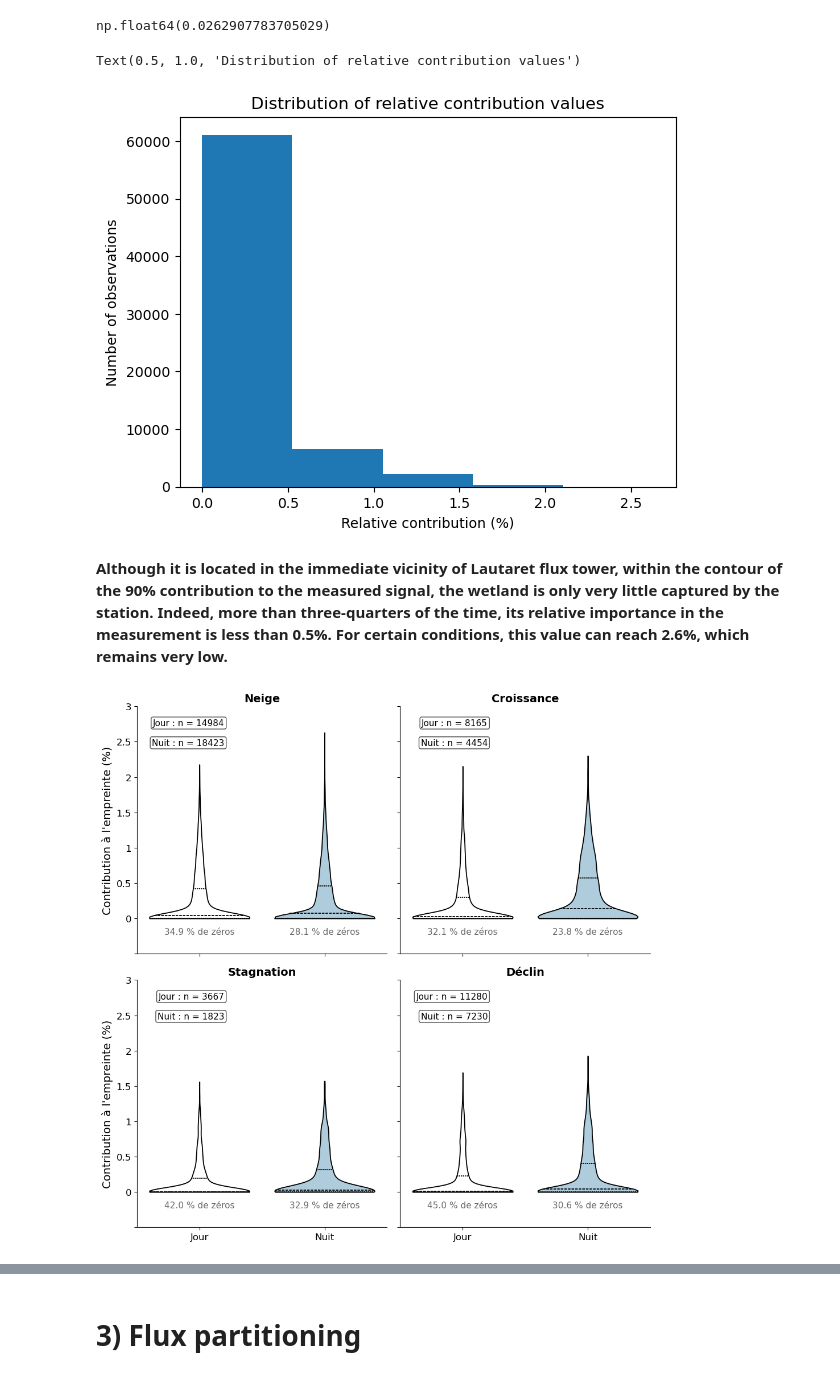
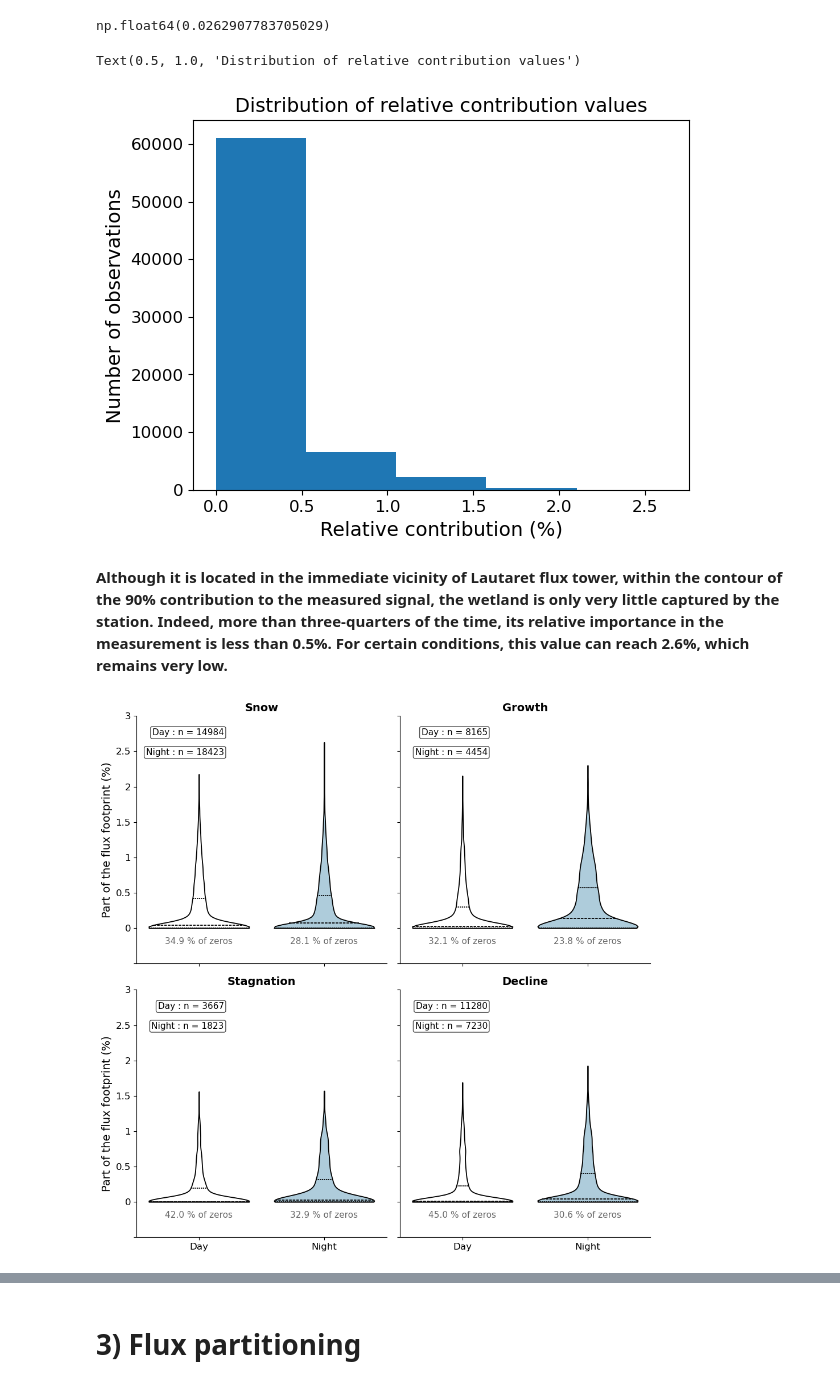
Before and after one commit to IGE-OpenReproLab2025/ICOS-M2-internship-alise, a Jupyter notebook: notebooks/5-Relative_Contribution_wetland.ipynb, the cells around one changed output, grey strips where cells are left out. Saved outputs shown, nothing was run; the diff lists cells and outputs as text; code cells hidden in the pictures.

Commit message:
Updated read me bis

```diff
--- a/notebooks/5-Relative_Contribution_wetland.ipynb
+++ b/notebooks/5-Relative_Contribution_wetland.ipynb
@@ -198,7 +182,7 @@ Within the measurement area, in the immediate vicinity of the flux tower, there
 #contrib_df.to_csv('/home/jovyan/private-storage/relativecontributionZH.csv', index = False)
 # %%
 # Open the csv file. Because a lot of data is missing for 2019, it will not be taken into account
-ZH_contrib_20_24 = pd.read_csv('/home/jovyan/private-storage/relativecontributionZH_20_24.csv')
+ZH_contrib_20_24 = pd.read_csv('/home/jovyan//ICOS-M2-internship-alise/data_plots/relativecontributionZH_20_24.csv')
 # %%
 # Calculate the maximum contribution of the wetland to the carbon flux
 max_contrib = ZH_contrib_20_24['Contribution'].max()
@@ -213,12 +197,12 @@ plt.ylabel('Number of observations')
 plt.title('Distribution of relative contribution values')
 # %% [output]
 Text(0.5, 1.0, 'Distribution of relative contribution values')
-[figure, old version]
+[figure, new version]
 # %% [markdown]
 **Although it is located in the immediate vicinity of Lautaret flux tower, within the contour of the 90% contribution to the measured signal, the wetland is only very little captured by the station. Indeed, more than three-quarters of the time, its relative importance in the measurement is less than 0.5%. For certain conditions, this value can reach 2.6%, which remains very low.**
 # %%
 # Add phase info
-flux_NDVI = pd.read_csv('flux_NDVI.csv')
+flux_NDVI = pd.read_csv('/home/jovyan//ICOS-M2-internship-alise/data_plots/flux_NDVI.csv')
 flux_NDVI["TIMESTAMP_START"] = pd.to_datetime(flux_NDVI["TIMESTAMP_START"])
 ZH_contrib_20_24['TIMESTAMP_START'] = pd.to_datetime(ZH_contrib_20_24['Timestamp'])
 ZH_contrib_plot = pd.merge(ZH_contrib_20_24, flux_NDVI[['phase_label', 'Night','TIMESTAMP_START']], on='TIMESTAMP_START')
@@ -226,26 +210,11 @@ ZH_contrib_plot = pd.merge(ZH_contrib_20_24, flux_NDVI[['phase_label', 'Night','
 # Adapt the dataframe to plot new histograms (change True/False into Night/Day and convert Contribution values into %)
 ZH_contrib_plot['Night'] = ZH_contrib_plot['Night'].map({True: 'Night', False: 'Day'})
 ZH_contrib_plot['Contribution'] *= 100
-# %%
-# Adapt the dataframe to plot new histograms (change True/False into Night/Day and convert Contribution values into %)
-ZH_contrib_plot['Night'] = ZH_contrib_plot['Night'].map({True: 'Nuit', False: 'Jour'})
-ZH_contrib_plot['Contribution'] *= 100
-# %%
-# Traduction anglais → français
-phase_translation = {
-    'Growth': 'Croissance',
-    'Stagnation': 'Stagnation',
-    'Decline': 'Déclin',
-    'Snow': 'Neige'
-}
-
-# Nouvelle colonne avec les noms traduits
-ZH_contrib_plot['phase_label_fr'] = ZH_contrib_plot['phase_label'].map(phase_translation)
 # %%
 # Create FacetGrid
 g = sns.FacetGrid(
     ZH_contrib_plot,
-    col='phase_label_fr',
+    col='phase_label',
     col_wrap=2,
     height=5,
     sharey=True
@@ -261,11 +230,11 @@ def plot_hist_with_zero_text(data, color, **kwargs):
         x='Night',
         y='Contribution',
         hue='Night',
-        order=['Jour', 'Nuit'],
-        hue_order=['Jour', 'Nuit'],
+        order=['Day', 'Night'],
+        hue_order=['Day', 'Night'],
         inner ='quartile',
         cut=0,
-        palette={'Jour': 'white', 'Nuit': '#A6CEE3'},
+        palette={'Day': 'white', 'Night': '#A6CEE3'},
         edgecolor='black',
         linewidth=1.3
     )
@@ -282,34 +251,34 @@ def plot_hist_with_zero_text(data, color, **kwargs):
     for i, night_val in enumerate(sorted(night_values)):
         count_zeros = data[(data['Contribution'] == 0) & (data['Night'] == night_val)].shape[0]
         count_total = data[(data['Contribution'] >= 0) & (data['Night'] == night_val)].shape[0]
 
         ax.text(
                 0.35,
                 0.95 - i * 0.08,
                 f"{night_val} : n = {count_total}",
                 transform=ax.transAxes,
                 fontsize=11,
                 color='black',
                 ha='right',
                 va='top',
                 bbox=dict(boxstyle="round,pad=0.2", facecolor="white", alpha=0.7)
             )
         pct_zeros = round(count_zeros / count_total * 100, 1)
         ax.text(
             i, -0.25,
-            f"{pct_zeros} % de zéros",
+            f"{pct_zeros} % of zeros",
             ha='center', va='bottom',
             fontsize=11, color='dimgray'
         )
 
 # Apply the function to each subplot
 g.map_dataframe(plot_hist_with_zero_text)
 
 # Formatting
-g.set_axis_labels("", "Contribution à l'empreinte (%)")
+g.set_axis_labels("", "Part of the flux footprint (%)")
 g.set_titles("{col_name}", fontweight = 'bold')
 plt.tight_layout()
-plt.savefig('french_figures/violinplots_contrib_zh_FR.png')
+plt.savefig('/home/jovyan//ICOS-M2-internship-alise/data_plots/violinplots_contrib_zh.png')
 plt.show()
 # %% [output]
-[figure, old version]
+[figure, new version]
```
Also changed, not shown: parts of 6 cells of this notebook, 12 other files.
